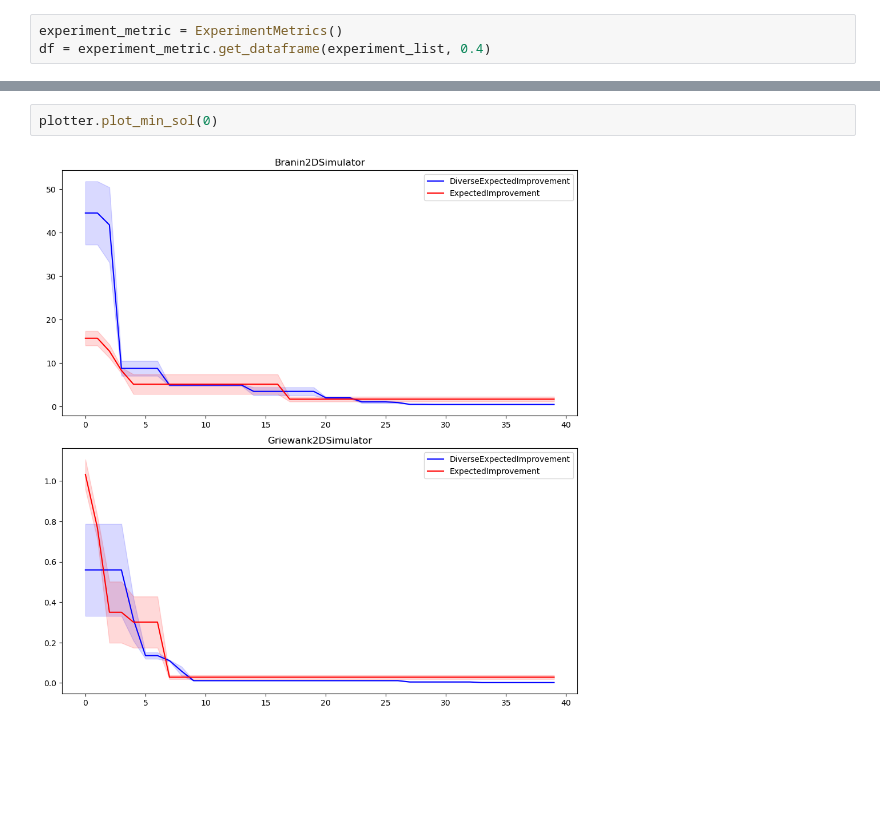
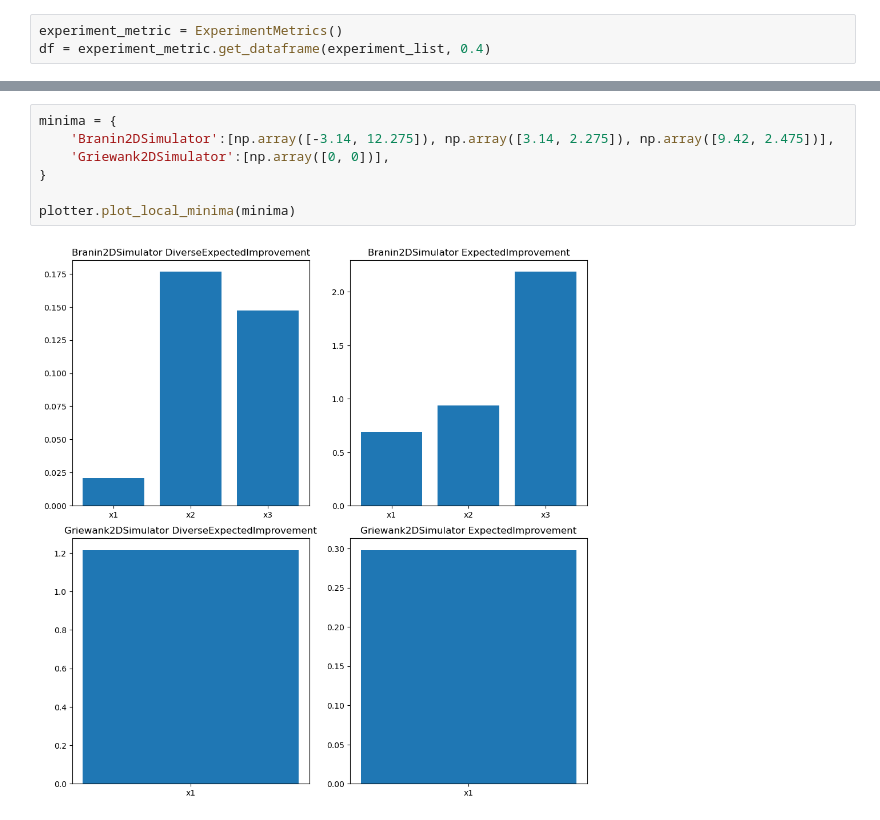
Before and after one commit to bsun1220/diverse-bayes-opt, a Jupyter notebook: test.ipynb, the cells around one changed output, grey strips where cells are left out. Cells and saved outputs as stored; diff of their text form; blank space fills up the shorter version.

```diff
--- a/test.ipynb
+++ b/test.ipynb
@@ -26,4 +26,9 @@ plotter.plot_feature('avg_dist')
-# %%
-plotter.plot_min_sol(0)
-# %% [output]
-[figure, removed]
+# %%
+minima = {
+    'Branin2DSimulator':[np.array([-3.14, 12.275]), np.array([3.14, 2.275]), np.array([9.42, 2.475])],
+    'Griewank2DSimulator':[np.array([0, 0])],
+}
+
+plotter.plot_local_minima(minima)
+# %% [output]
+[figure, added]
```
Also changed, not shown: parts of 1 cell of this notebook, 5 other files.
